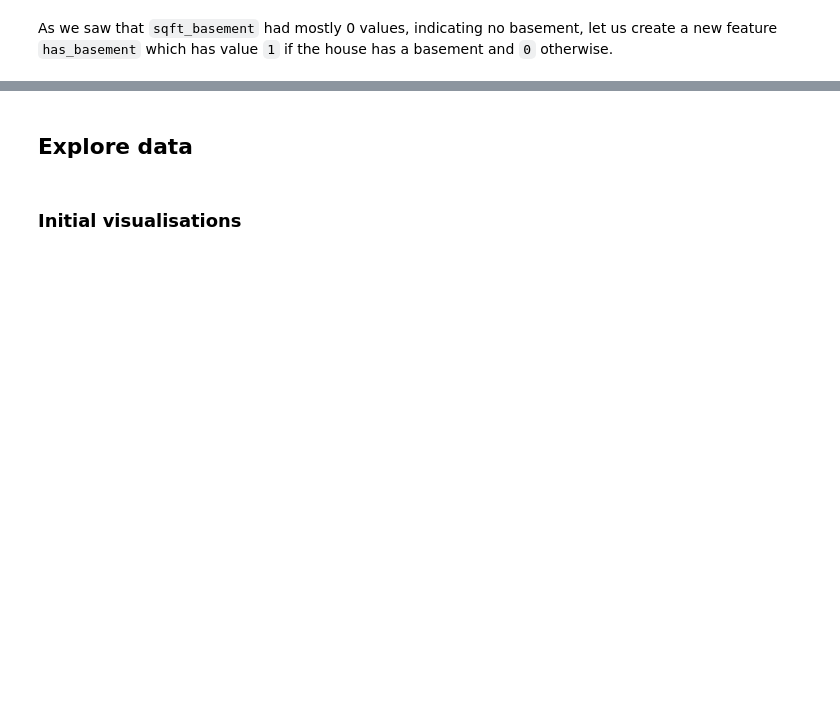
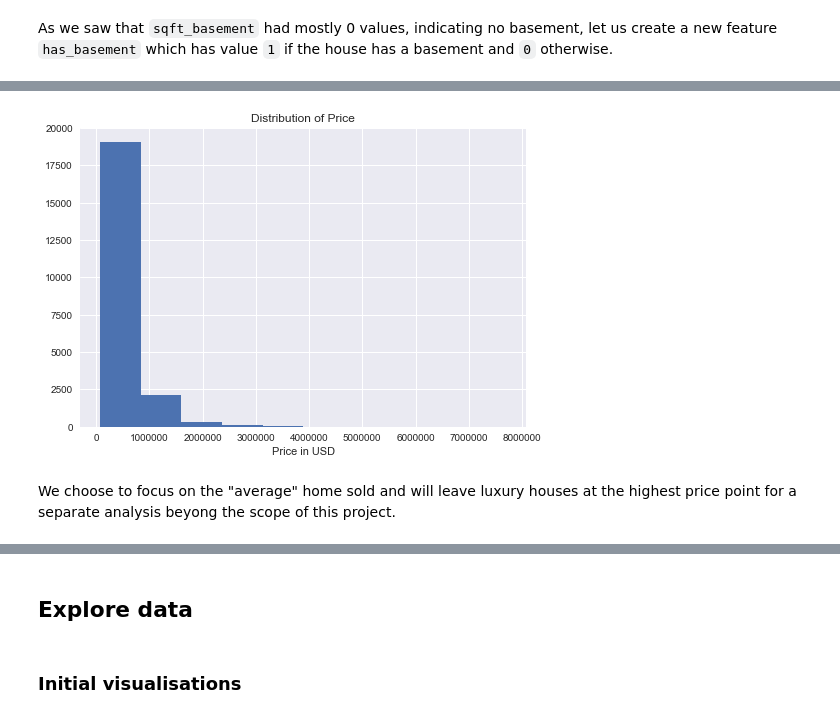
Before and after one commit to nadinezab/kc-house-prices-prediction, a Jupyter notebook: kc-house-prices.ipynb, the cells around one changed output, grey strips where cells are left out. Saved outputs shown, nothing was run; the diff lists cells and outputs as text; code cells hidden in the pictures; blank space fills up the shorter version.

```diff
--- a/kc-house-prices.ipynb
+++ b/kc-house-prices.ipynb
@@ -316,0 +446,9 @@ df['has_basement'] = df['sqft_basement'].map(lambda x: 1 if x > 0 else 0)
+# %%
+df['price'].hist()
+plt.xlabel('Price in USD')
+plt.title('Distribution of Price')
+plt.show()
+# %% [output]
+[figure, added]
+# %% [markdown]
+We choose to focus on the "average" home sold and will leave luxury houses at the highest price point for a separate analysis beyong the scope of this project.
```
Also changed, not shown: parts of 41 cells of this notebook.
